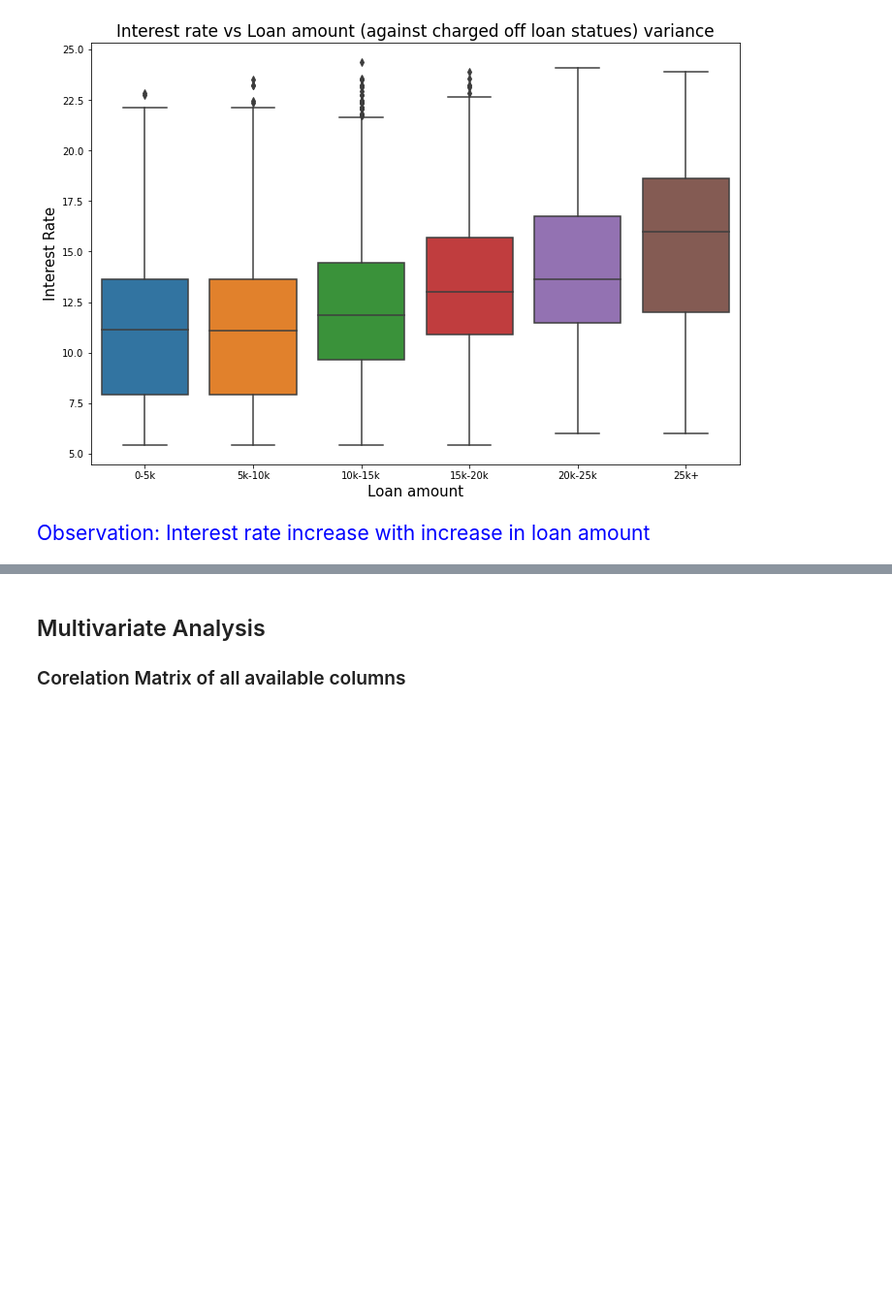
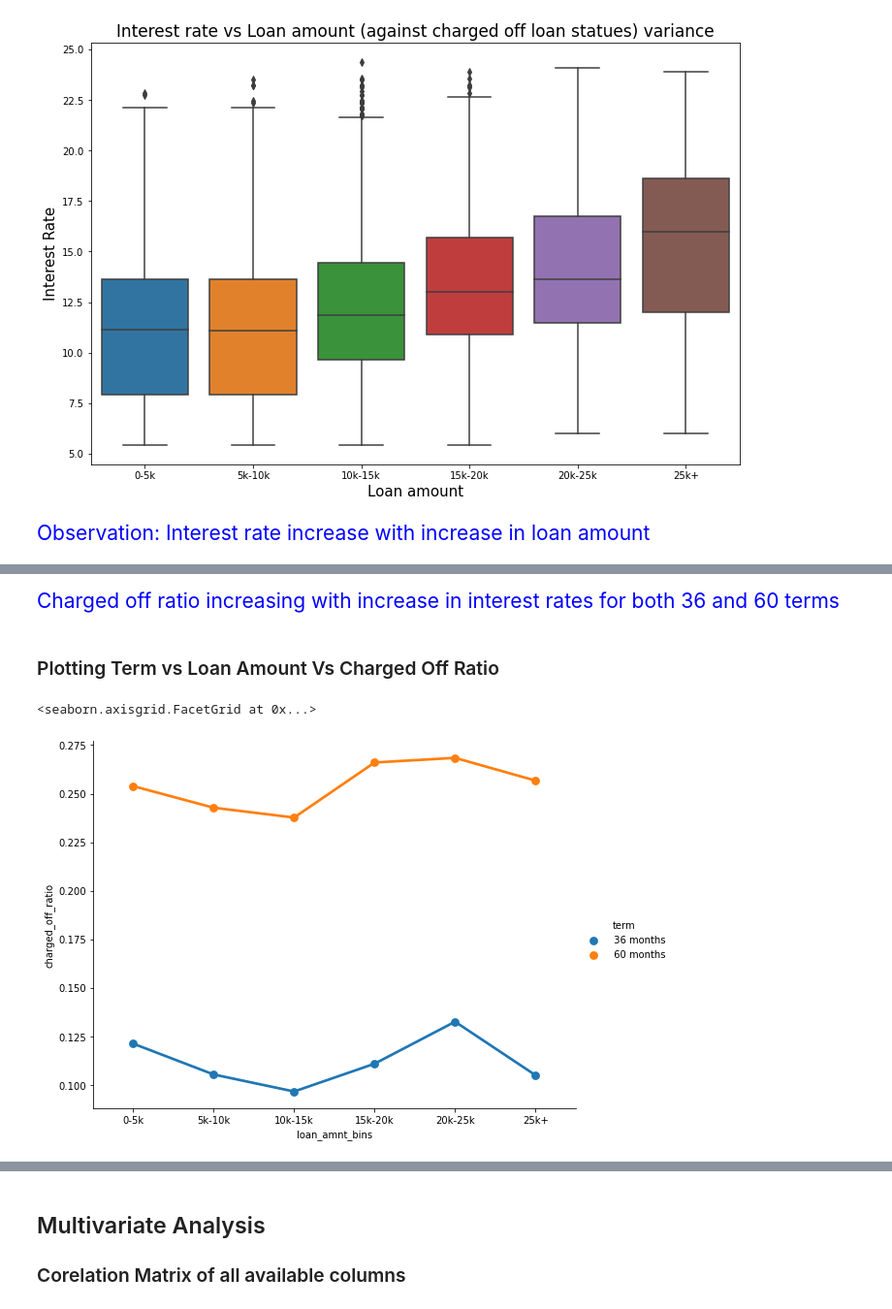
Before and after one commit to sivaprasadt246/LendingClubCaseStudy, a Jupyter notebook: SivaPrasadThota.ipynb, the cells around one changed output, grey strips where cells are left out. Shown at 97% size. Saved outputs shown, nothing was run; the diff lists cells and outputs as text; code cells hidden in the pictures; blank space fills up the shorter version.

```diff
--- a/SivaPrasadThota.ipynb
+++ b/SivaPrasadThota.ipynb
@@ -888,0 +835,13 @@ plt.show()
+# %% [markdown]
+<p style="font-family: Arial; font-size:1.4em;color:blue;"> Charged off ratio increasing with increase in interest rates for both 36 and 60 terms </p>
+# %% [markdown]
+### Plotting Term vs Loan Amount Vs Charged Off Ratio
+# %%
+term_loan_amount_df = loanDf.groupby(['term','loan_amnt_bins']).loan_status.value_counts().unstack().reset_index()
+term_loan_amount_df['total_count'] = term_loan_amount_df['Charged Off'] + term_loan_amount_df['Fully Paid']
+term_loan_amount_df['charged_off_ratio'] = term_loan_amount_df['Charged Off'] / term_loan_amount_df['total_count']
+
+sns.catplot(x="loan_amnt_bins", y="charged_off_ratio", hue="term", kind="point", data=term_loan_amount_df, height=6, aspect=8/6)
+# %% [output]
+<seaborn.axisgrid.FacetGrid at 0x...>
+[figure, added]
```
Also changed, not shown: parts of 29 cells of this notebook.
